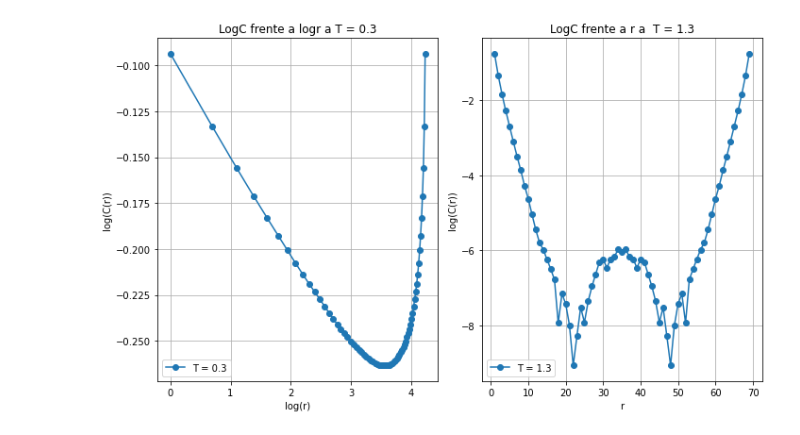
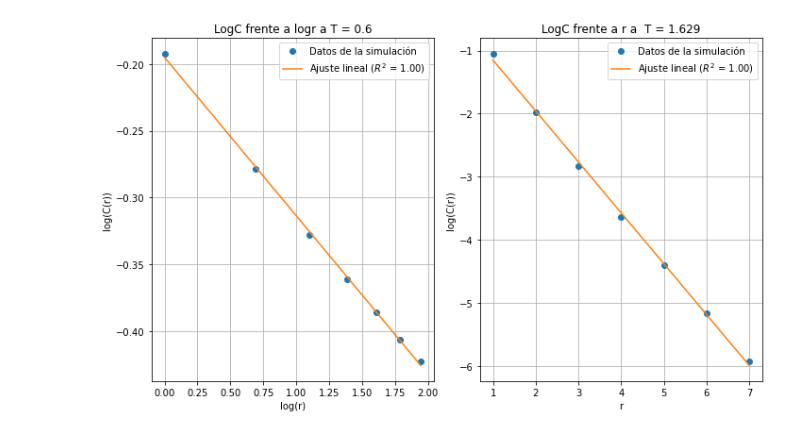
Before and after one commit to DavidMartinezHernandez/Simulaci-n-modelo-XY-Transici-n-de-K-T-, a Jupyter notebook: Graficos.ipynb, the cells around one changed output. Cells and saved outputs as stored; diff of their text form; code cells hidden in the pictures.

```diff
--- a/Graficos.ipynb
+++ b/Graficos.ipynb
@@ -99,20 +231,33 @@ plt.show()
 import numpy as np
 import matplotlib.pyplot as plt
 import os
-
+from scipy.stats import linregress
 
 def load_mean_correlations(filename):
     return np.loadtxt(filename)
 
-#Función para representar la función de correlación en un plot log-log o en un plot log-lineal
-def plot_log_correlations(mean_corr1, mean_corr2, temp1, temp2):
-    r = np.arange(1, len(mean_corr1) + 1)
 
+#Función para representar la selección de datos y realizar los ajustes lineales
+def plot_log_correlations(mean_corr1, mean_corr2, temp1, temp2, L):
+    maxr1=7                         #Cambiar estos rangos según sea necesario
+    maxr2=7                         #Cambiar estos rangos según sea necesario
+
+    r1 = np.arange(1, maxr1+1)
+    r2= np.arange(1,maxr2+1)
     plt.figure(figsize=(10, 6))
 
 
     plt.subplot(1, 2, 1)
-    plt.plot(np.log(r), np.log(mean_corr1), 'o-', label=f'T = {temp1}')
+    log_r = np.log(r1)
+    log_mean_corr1 = np.log(mean_corr1[:maxr1])
+
+    # Ajuste lineal de la primera correlación
+    slope1, intercept1, r_value1, p_value1, std_err1 = linregress(log_r, log_mean_corr1)
+    fit1 = slope1 * log_r + intercept1
+    r_squared1 = r_value1**2
+
+    plt.plot(log_r, log_mean_corr1, 'o', label=f'Datos de la simulación')
+    plt.plot(log_r, fit1, label=f'Ajuste lineal ($R^2$ = {r_squared1:.2f})')
     plt.xlabel('log(r)')
     plt.ylabel('log(C(r))')
     plt.title(f'LogC frente a logr a T = {temp1}')
@@ -120,37 +265,46 @@ def plot_log_correlations(mean_corr1, mean_corr2, temp1, temp2):
     plt.legend()
 
 
     plt.subplot(1, 2, 2)
-    plt.plot(r, np.log(mean_corr2), 'o-', label=f'T = {temp2}')
+    log_mean_corr2 = np.log(mean_corr2[:maxr2])
+
+    # Ajuste lineal de la segunda correlación
+    slope2, intercept2, r_value2, p_value2, std_err2 = linregress(r2, log_mean_corr2)
+    fit2 = slope2 * r2 + intercept2
+    r_squared2 = r_value2**2
+
+    plt.plot(r2, log_mean_corr2, 'o', label=f'Datos de la simulación')
+    plt.plot(r2, fit2, label=f'Ajuste lineal ($R^2$ = {r_squared2:.2f})')
     plt.xlabel('r')
     plt.ylabel('log(C(r))')
     plt.title(f'LogC frente a r a  T = {temp2}')
     plt.grid(True)
     plt.legend()
 
     plt.tight_layout()
-    plt.savefig('comparacioncorr.pdf')
+    plt.savefig('corrlineales2.pdf')
     plt.show()
 
 
 def main():
-    directory = 'C:\\Users\\Usuario\\OneDrive\\Escritorio\\Cosas TFG\\configparallelcorr=70'  # Cambiar esta ruta según sea necesario
-    temp1 = 0.3
-    temp2 = 1.3
+    directory = 'C:\\Users\\Usuario\\OneDrive\\Escritorio\\Cosas TFG\\energiasL=30'  # Cambiar esta ruta según sea necesario
+    temp1 = 0.6
+    temp2 = 1.6290
+    L = 30          #Cambiar dependiendo de la longitud que se esté teniendo en cuennta
 
     temp1_str = str(int(temp1 * 10000)).zfill(5)
     temp2_str = str(int(temp2 * 10000)).zfill(5)
 
     mean_corr_file1 = os.path.join(directory, f'mean_corratT={temp1_str}.data')
     mean_corr_file2 = os.path.join(directory, f'mean_corratT={temp2_str}.data')
 
     mean_corr1 = load_mean_correlations(mean_corr_file1)
     mean_corr2 = load_mean_correlations(mean_corr_file2)
 
-    plot_log_correlations(mean_corr1, mean_corr2, temp1, temp2)
+    plot_log_correlations(mean_corr1, mean_corr2, temp1, temp2, L)
 
 
 if __name__ == "__main__":
     main()
 # %% [output]
-[figure, old version]
+[figure, new version]
```
Also changed, not shown: parts of 7 cells of this notebook, 3 other files.
